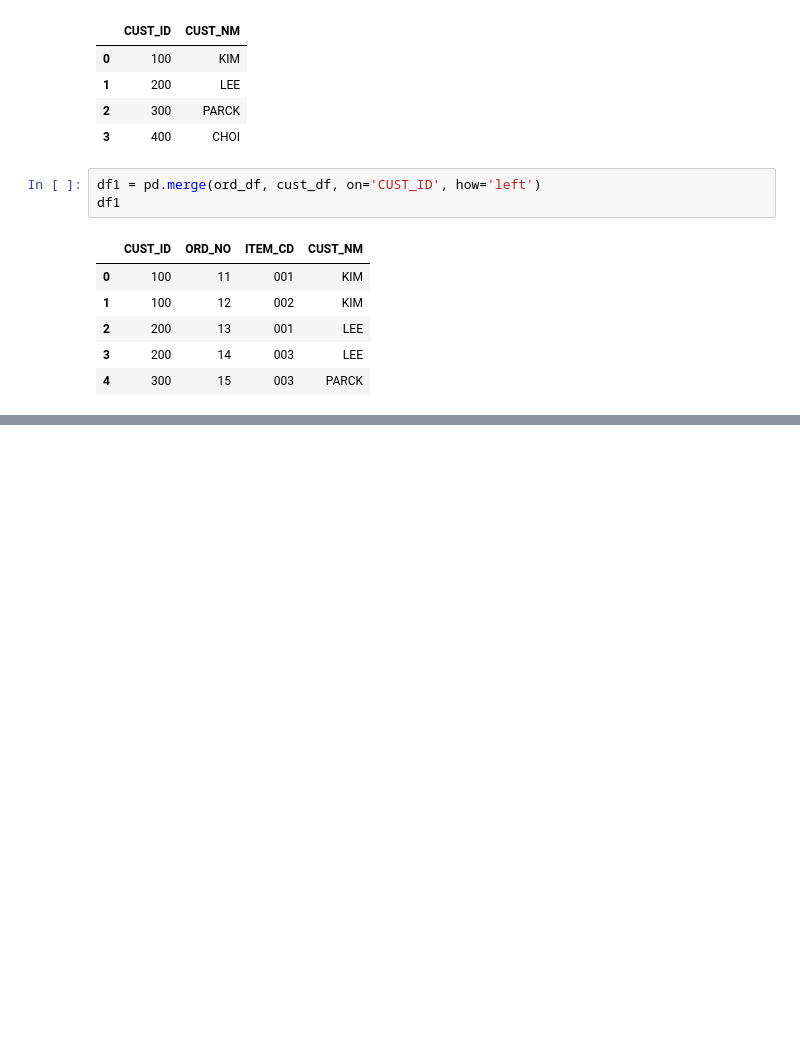
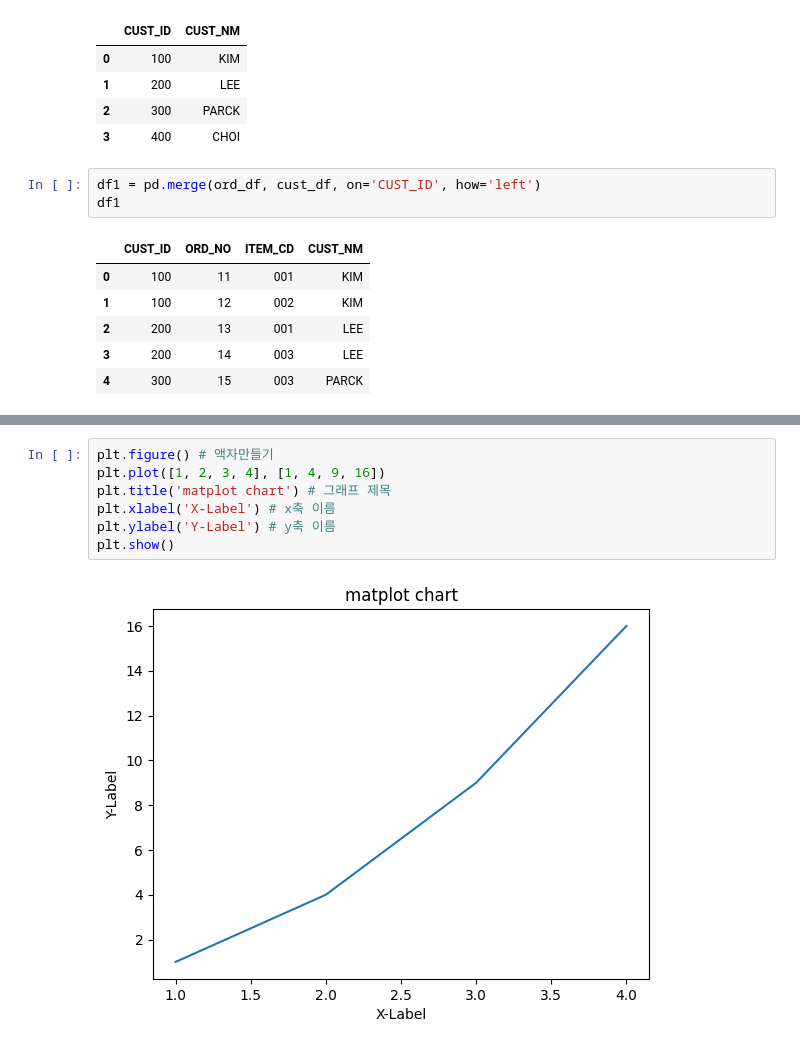
Before and after one commit to junghunam/Python-lets-goooooo, a Jupyter notebook: 파이썬_성장기.ipynb, the cells around one changed output, grey strips where cells are left out. Drawn from its saved outputs; the diff is of its cells as text; blank space fills up the shorter version.

```diff
--- a/파이썬_성장기.ipynb
+++ b/파이썬_성장기.ipynb
@@ -1317,0 +1348,9 @@ df1
+# %%
+plt.figure() # 액자만들기
+plt.plot([1, 2, 3, 4], [1, 4, 9, 16])
+plt.title('matplot chart') # 그래프 제목
+plt.xlabel('X-Label') # x축 이름
+plt.ylabel('Y-Label') # y축 이름
+plt.show()
+# %% [output]
+[figure, added]
```
Also changed, not shown: parts of 36 cells of this notebook.
